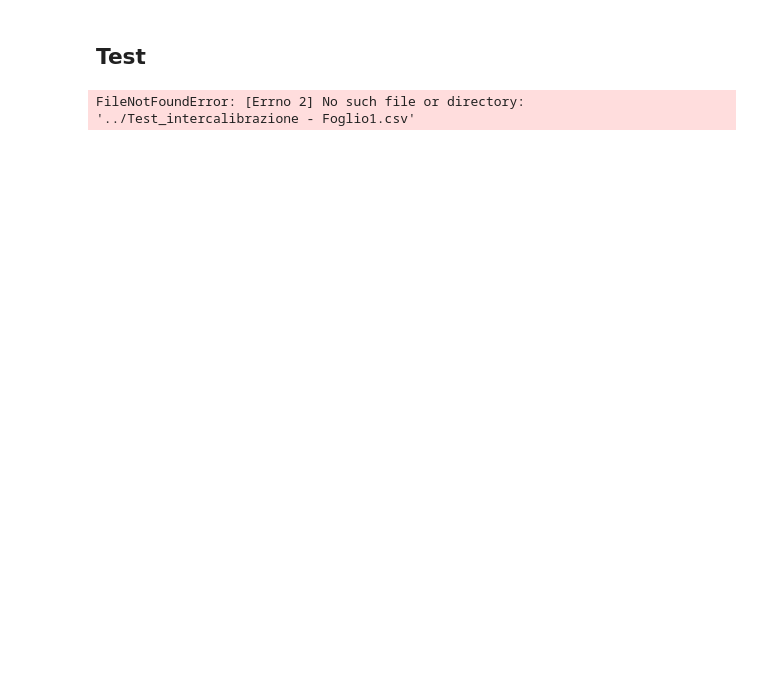
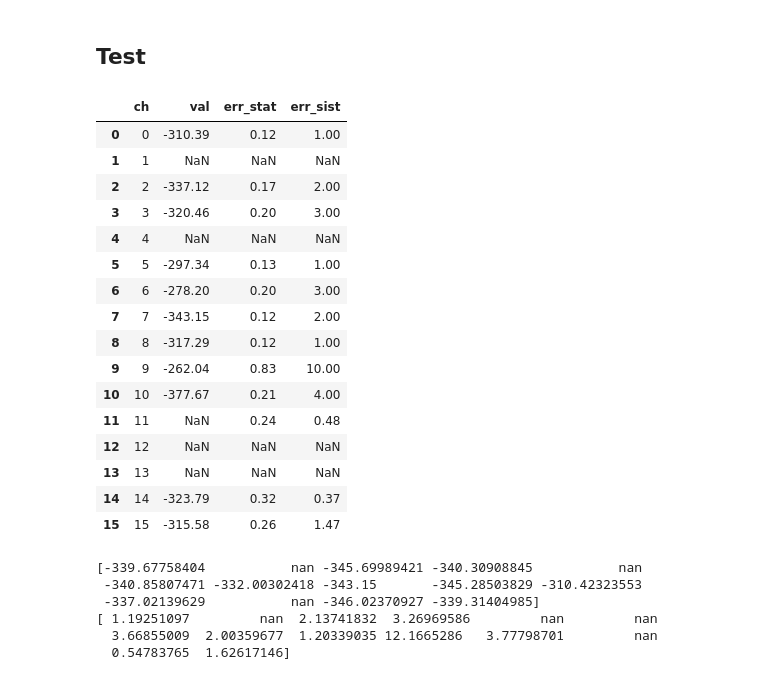
Before and after one commit to 0-DvD-0/Sfera, a Jupyter notebook: Jupyter/intercalibrrazione.ipynb, the cells around one changed output. Cells and saved outputs as stored; diff of their text form; code cells hidden in the pictures; blank space fills up the shorter version.

```diff
--- a/Jupyter/intercalibrrazione.ipynb
+++ b/Jupyter/intercalibrrazione.ipynb
@@ -76,23 +76,46 @@ plt.legend()
 # %% [markdown]
 ##  Test
 # %%
-PATH="../Test_intercalibrazione - Foglio1.csv"  #importo il file con i nuovi picchi da verificare
-data=pd.read_csv(PATH, sep=';', decimal='.')
+PATH="../Dati/InterCalibrazione - Test.csv"  #importo il file con i nuovi picchi da verificare
+data=pd.read_csv(PATH, sep=',', decimal=',')
 display(data)
-Ch=np.array(data["ch"])       #indice del canale
+#Ch=np.array(data["ch"])       #indice del canale
 peak_centers=np.array(data["val"])     #posizioni dei picchi
-peak_err_stat=np.array(data["err stat"])      #errori stocastici sulla posizione dei picchi
+peak_err_stat=np.array(data["err_stat"])      #errori stocastici sulla posizione dei picchi
+
 peak_err_sist=np.array(data["err_sist"])
 peak_err=np.sqrt(peak_err_stat**2 + peak_err_sist**2)
 
 
 ###########################################################################
 test_peak_centers=np.array([peak_centers[i]/coeff_cal[i] for i in list])
 print(test_peak_centers)
 test_peak_errors=np.array([np.sqrt((peak_err[i]/coeff_cal[i])**2 + (coeff_err[i]*peak_centers[i]/coeff_cal[i]**2)**2) for i in list])
 
 print(test_peak_errors)
 # %% [output]
+|  | ch | val | err_stat | err_sist |
+| 0 | 0 | -310.39 | 0.12 | 1.00 |
+| 1 | 1 | NaN | NaN | NaN |
+| 2 | 2 | -337.12 | 0.17 | 2.00 |
+| 3 | 3 | -320.46 | 0.20 | 3.00 |
+| 4 | 4 | NaN | NaN | NaN |
+| 5 | 5 | -297.34 | 0.13 | 1.00 |
+| 6 | 6 | -278.20 | 0.20 | 3.00 |
+| 7 | 7 | -343.15 | 0.12 | 2.00 |
+| 8 | 8 | -317.29 | 0.12 | 1.00 |
+| 9 | 9 | -262.04 | 0.83 | 10.00 |
+| 10 | 10 | -377.67 | 0.21 | 4.00 |
+| 11 | 11 | NaN | 0.24 | 0.48 |
+| 12 | 12 | NaN | NaN | NaN |
+| 13 | 13 | NaN | NaN | NaN |
+| 14 | 14 | -323.79 | 0.32 | 0.37 |
+| 15 | 15 | -315.58 | 0.26 | 1.47 |
-FileNotFoundError: [Errno 2] No such file or directory: '../Test_intercalibrazione - Foglio1.csv'
+[-339.67758404           nan -345.69989421 -340.30908845           nan
+ -340.85807471 -332.00302418 -343.15       -345.28503829 -310.42323553
+ -337.02139629           nan -346.02370927 -339.31404985]
+[ 1.19251097         nan  2.13741832  3.26969586         nan         nan
+  3.66855009  2.00359677  1.20339035 12.1665286   3.77798701         nan
+  0.54783765  1.62617146]
 # %%
 #plot
```
Also changed, not shown: parts of 5 cells of this notebook.
